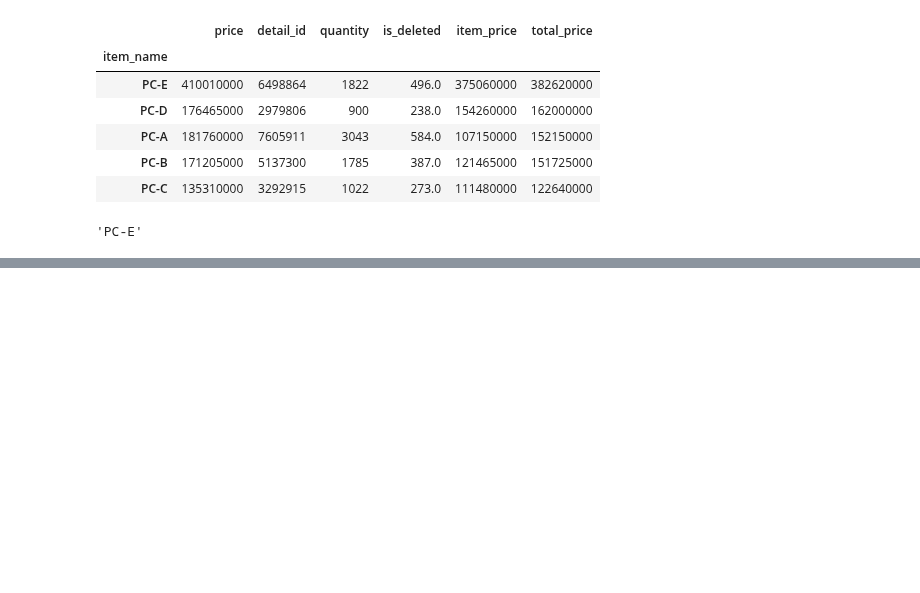
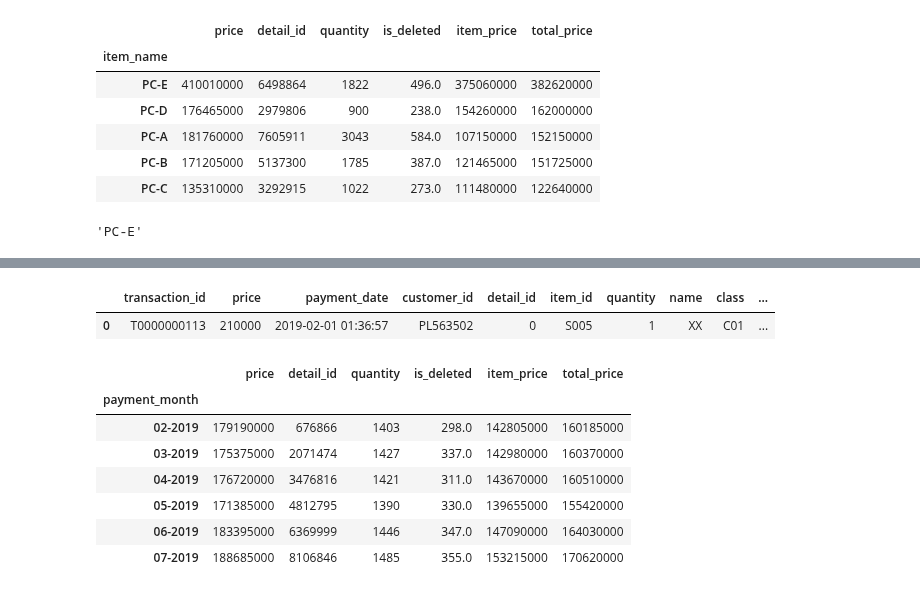
Before and after one commit to sejinhwang97ko/2023prac, a Jupyter notebook: 20230406/02.file_list.ipynb, the cells around one changed output, grey strips where cells are left out. Cells and saved outputs as stored; diff of their text form; code cells hidden in the pictures; blank space fills up the shorter version.

```diff
--- a/20230406/02.file_list.ipynb
+++ b/20230406/02.file_list.ipynb
@@ -433,0 +474,2 @@ df7.index[0]
+# %%
+origin_data = df5.copy()
@@ -433,0 +547,19 @@ df7.index[0]
+# %%
+# 시계열 데이터에서 월-년 추출해서 새로운 파생변수 payment_moth 생성
+origin_data['payment_month'] = origin_data['payment_date'].dt.strftime('%m-%Y')
+# %%
+origin_data.head(1)
+# %% [output]
+|  | transaction_id | price | payment_date | customer_id | detail_id | item_id | quantity | name | class | ... |
+| 0 | T0000000113 | 210000 | 2019-02-01 01:36:57 | PL563502 | 0 | S005 | 1 | XX | C01 | ... |
+# %%
+origin_data.groupby('payment_month').sum()
+# %% [output]
+|  | price | detail_id | quantity | is_deleted | item_price | total_price |
+| payment_month |  |  |  |  |  |  |
+| 02-2019 | 179190000 | 676866 | 1403 | 298.0 | 142805000 | 160185000 |
+| 03-2019 | 175375000 | 2071474 | 1427 | 337.0 | 142980000 | 160370000 |
+| 04-2019 | 176720000 | 3476816 | 1421 | 311.0 | 143670000 | 160510000 |
+| 05-2019 | 171385000 | 4812795 | 1390 | 330.0 | 139655000 | 155420000 |
+| 06-2019 | 183395000 | 6369999 | 1446 | 347.0 | 147090000 | 164030000 |
+| 07-2019 | 188685000 | 8106846 | 1485 | 355.0 | 153215000 | 170620000 |
```
Also changed, not shown: parts of 9 cells of this notebook, 2 other files.
